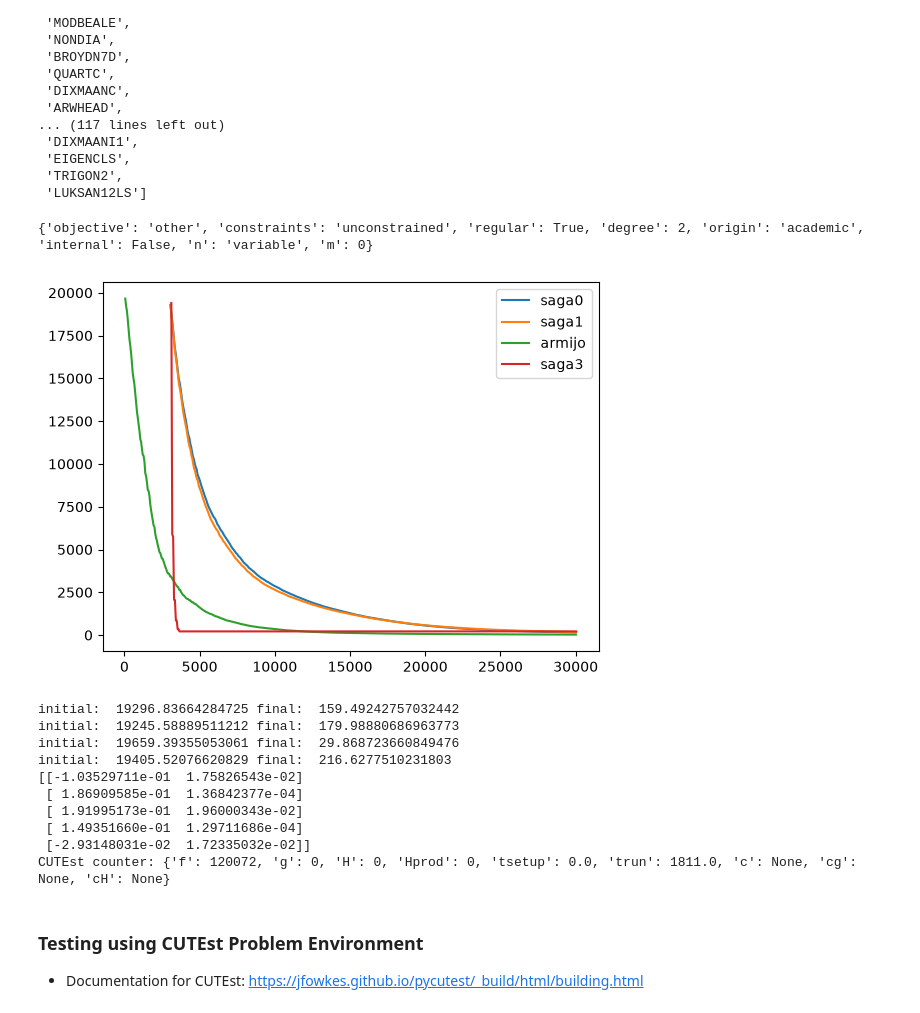
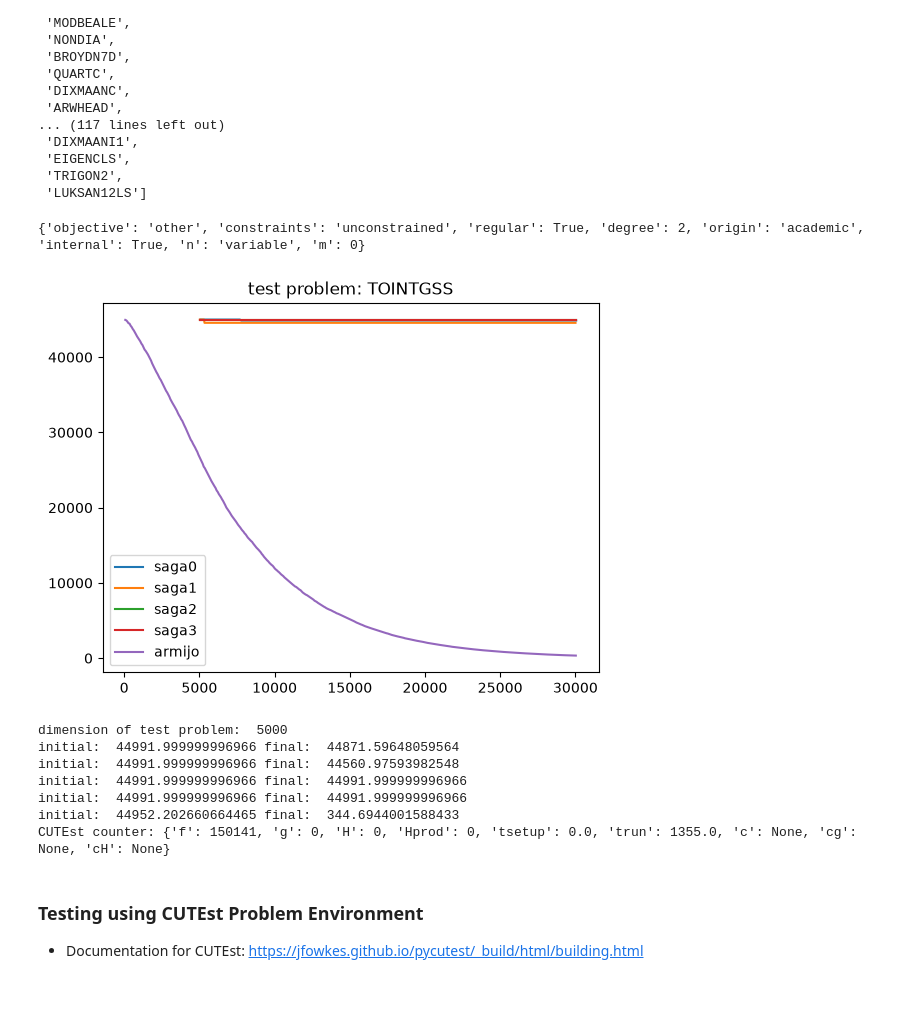
Before and after one commit to rileywuisme/Derivative-Free-Optimization-methods, a Jupyter notebook: SSD_draft.ipynb, the cells around one changed output. Cells and saved outputs as stored; diff of their text form; code cells hidden in the pictures.

```diff
--- a/SSD_draft.ipynb
+++ b/SSD_draft.ipynb
@@ -80,45 +80,50 @@ pycutest.find_problems(constraints='unconstrained', userN=True)
 #SCOSINE sorta works.
 #does not work for LUKSAN12LS, TRIGON2 (singular), CURLY30(fx went up), CRAGGLVY (increased)
 #stayed flat bc of 0 eigenvalue: SCURLY10
-print(pycutest.problem_properties('DIXMAANI1'))
-p = pycutest.import_problem('DIXMAANI1')
+test_prob = "TOINTGSS"
+print(pycutest.problem_properties(test_prob))
+p = pycutest.import_problem(test_prob)
 x0 = p.x0
 # %lprun -f ssd fx, xs, linesearch_hist = ssd(p.obj, x, ls = 'on')
 seed = 3
-xs0, fx,   _, fncall0 = ssd(p.obj, x0, ls='saga0', max_fn_call=30000, seed=seed)
-xs1, fx_1, _, fncall1 = ssd(p.obj, x0, ls='saga1', max_fn_call=30000, seed=seed)
-xs2, fx_2, _, fncall2 = ssd(p.obj, x0, ls='armijo', max_fn_call=30000, seed=seed)
-xs3, fx_3, stepsize3, fncall3 = ssd(p.obj, x0, ls='saga3', max_fn_call=30000, seed=seed)
+xs0, fx, stpsz0, fncall0 = ssd(p.obj, x0, ls='saga0', max_fn_call=30000, seed=seed)
+xs1, fx_1, stpsz1, fncall1 = ssd(p.obj, x0, ls='saga1', max_fn_call=30000, seed=seed, l = 20)
+xs2, fx_2, stpsz2, fncall2 = ssd(p.obj, x0, ls='saga2', max_fn_call=30000, seed=seed, l = 50)
+xs3, fx_3, stepsize3, fncall3 = ssd(p.obj, x0, ls='saga3', max_fn_call=30000, seed=seed, l = 50)
+xs4, fx_4, stepsize4, fncall4 = ssd(p.obj, x0, ls='armijo', max_fn_call=30000, seed=seed)
 # %% [output]
-{'objective': 'other', 'constraints': 'unconstrained', 'regular': True, 'degree': 2, 'origin': 'academic', 'internal': False, 'n': 'variable', 'm': 0}
+{'objective': 'other', 'constraints': 'unconstrained', 'regular': True, 'degree': 2, 'origin': 'academic', 'internal': True, 'n': 'variable', 'm': 0}
 # %%
 plt.plot(fncall0, fx, label = 'saga0')
 plt.plot(fncall1, fx_1,label = 'saga1')
-plt.plot(fncall2, fx_2, label = 'armijo')
+plt.plot(fncall2, fx_2, label = 'saga2')
 plt.plot(fncall3, fx_3, label = 'saga3')
+plt.plot(fncall4, fx_4, label = 'armijo')
+plt.title("test problem: " + test_prob)
+# plt.xlim([0, 500])
 plt.legend()
 plt.show()
+print("dimension of test problem: ", len(x0))
 print('initial: ', fx[0], 'final: ', fx[-1])
 print('initial: ', fx_1[0], 'final: ', fx_1[-1])
 print('initial: ', fx_2[0], 'final: ', fx_2[-1])
 print('initial: ', fx_3[0], 'final: ', fx_3[-1])
-print(stepsize3[-5:])
+print('initial: ', fx_4[0], 'final: ', fx_4[-1])
 print('CUTEst counter:', p.report())
 #why does saga1 not guarantee decrease?
 #look at problems: CHNRSNBM, DIXMAANI1, BOXPOWER, NONDQUAR, CURLY30, CRAGGLVY\
 #find ways to get around computing z initially: find variance of saga that doesn't require computing z
+#interesting results: SCOSINE, MANCINO, SPARSQUR, BOX, MOREBV
+#armijo wins: LIARWHD,ERRINROS, YATP2LS, NCB20, TOINTGSS(saga doesn't work)
 # %% [output]
-[figure, old version]
+[figure, new version]
-initial:  19296.83664284725 final:  159.49242757032442
-initial:  19245.58889511212 final:  179.98880686963773
-initial:  19659.39355053061 final:  29.868723660849476
-initial:  19405.52076620829 final:  216.6277510231803
-[[-1.03529711e-01  1.75826543e-02]
- [ 1.86909585e-01  1.36842377e-04]
- [ 1.91995173e-01  1.96000343e-02]
- [ 1.49351660e-01  1.29711686e-04]
- [-2.93148031e-02  1.72335032e-02]]
-CUTEst counter: {'f': 120072, 'g': 0, 'H': 0, 'Hprod': 0, 'tsetup': 0.0, 'trun': 1811.0, 'c': None, 'cg': None, 'cH': None}
+dimension of test problem:  5000
+initial:  44991.999999996966 final:  44871.59648059564
+initial:  44991.999999996966 final:  44560.97593982548
+initial:  44991.999999996966 final:  44991.999999996966
+initial:  44991.999999996966 final:  44991.999999996966
+initial:  44952.202660664465 final:  344.6944001588433
+CUTEst counter: {'f': 150141, 'g': 0, 'H': 0, 'Hprod': 0, 'tsetup': 0.0, 'trun': 1355.0, 'c': None, 'cg': None, 'cH': None}
 # %% [markdown]
 ### Testing using CUTEst Problem Environment
 * Documentation for CUTEst: https://jfowkes.github.io/pycutest/_build/html/building.html
```
Also changed, not shown: 1 other file.
